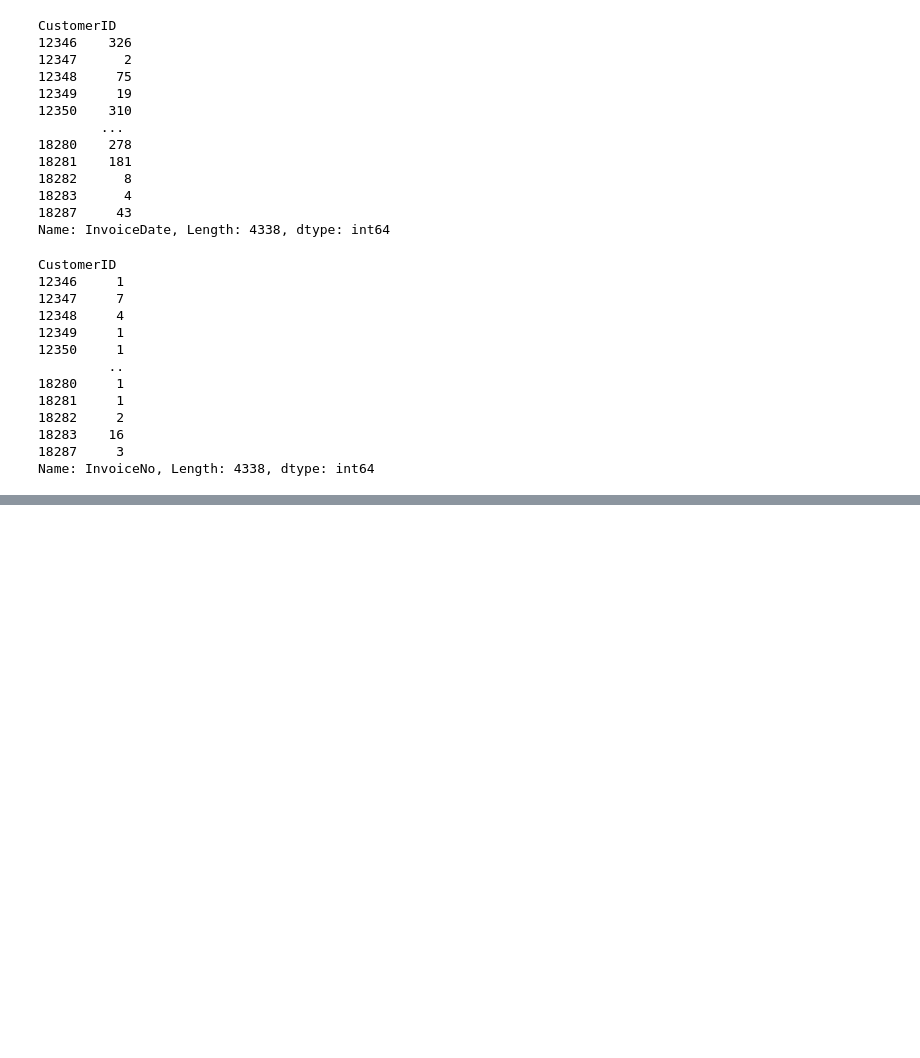
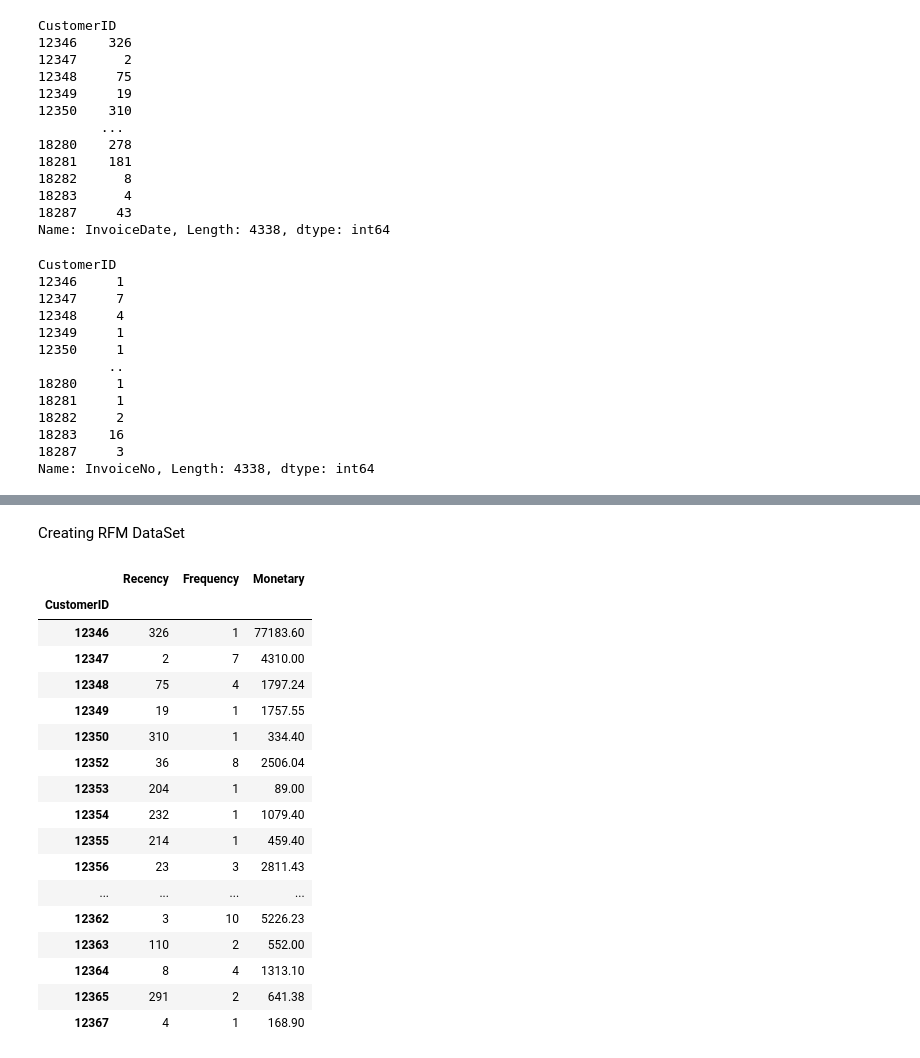
Before and after one commit to Dheeraj223/Dhee_MSc_DS_Project, a Jupyter notebook: Notebooks/Untitled-1.ipynb, the cells around one changed output, grey strips where cells are left out. Cells and saved outputs as stored; diff of their text form; code cells hidden in the pictures; blank space fills up the shorter version.

Commit message:
EDA & DATA CLEANING

```diff
--- a/Notebooks/Untitled-1.ipynb
+++ b/Notebooks/Untitled-1.ipynb
@@ -300,3 +300,5 @@ CustomerID
 18283    16
 18287     3
 Name: InvoiceNo, Length: 4338, dtype: int64
+# %%
+monetary = df.groupby('CustomerID')['Revenue'].sum()
@@ -302,0 +321,27 @@ Name: InvoiceNo, Length: 4338, dtype: int64
+# %% [markdown]
+Creating RFM DataSet
+# %%
+rfm = pd.DataFrame()
+rfm['Recency'] = recency
+rfm['Frequency'] = frequency
+rfm['Monetary'] = monetary
+rfm.head(20)
+# %% [output]
+|  | Recency | Frequency | Monetary |
+| CustomerID |  |  |  |
+| 12346 | 326 | 1 | 77183.60 |
+| 12347 | 2 | 7 | 4310.00 |
+| 12348 | 75 | 4 | 1797.24 |
+| 12349 | 19 | 1 | 1757.55 |
+| 12350 | 310 | 1 | 334.40 |
+| 12352 | 36 | 8 | 2506.04 |
+| 12353 | 204 | 1 | 89.00 |
+| 12354 | 232 | 1 | 1079.40 |
+| 12355 | 214 | 1 | 459.40 |
+| 12356 | 23 | 3 | 2811.43 |
+| ... | ... | ... | ... |
+| 12362 | 3 | 10 | 5226.23 |
+| 12363 | 110 | 2 | 552.00 |
+| 12364 | 8 | 4 | 1313.10 |
+| 12365 | 291 | 2 | 641.38 |
+| 12367 | 4 | 1 | 168.90 |
```
Also changed, not shown: parts of 1 cell of this notebook.
